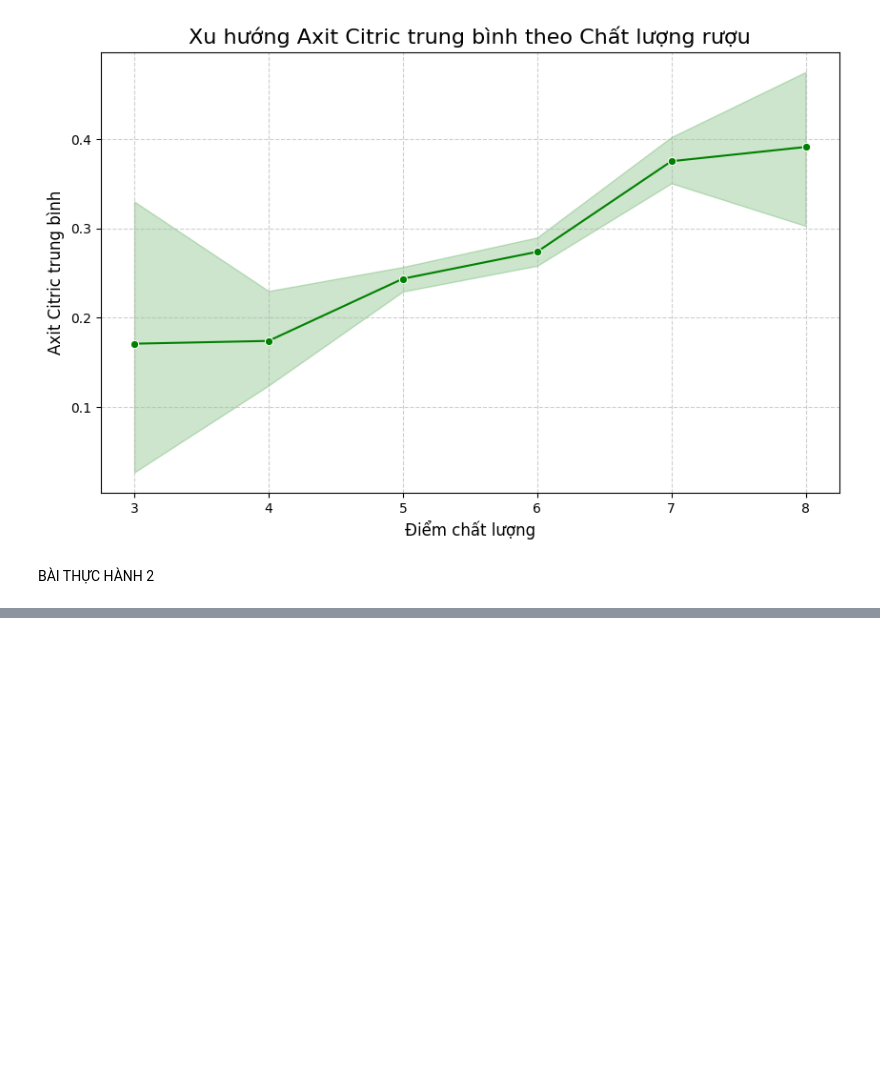
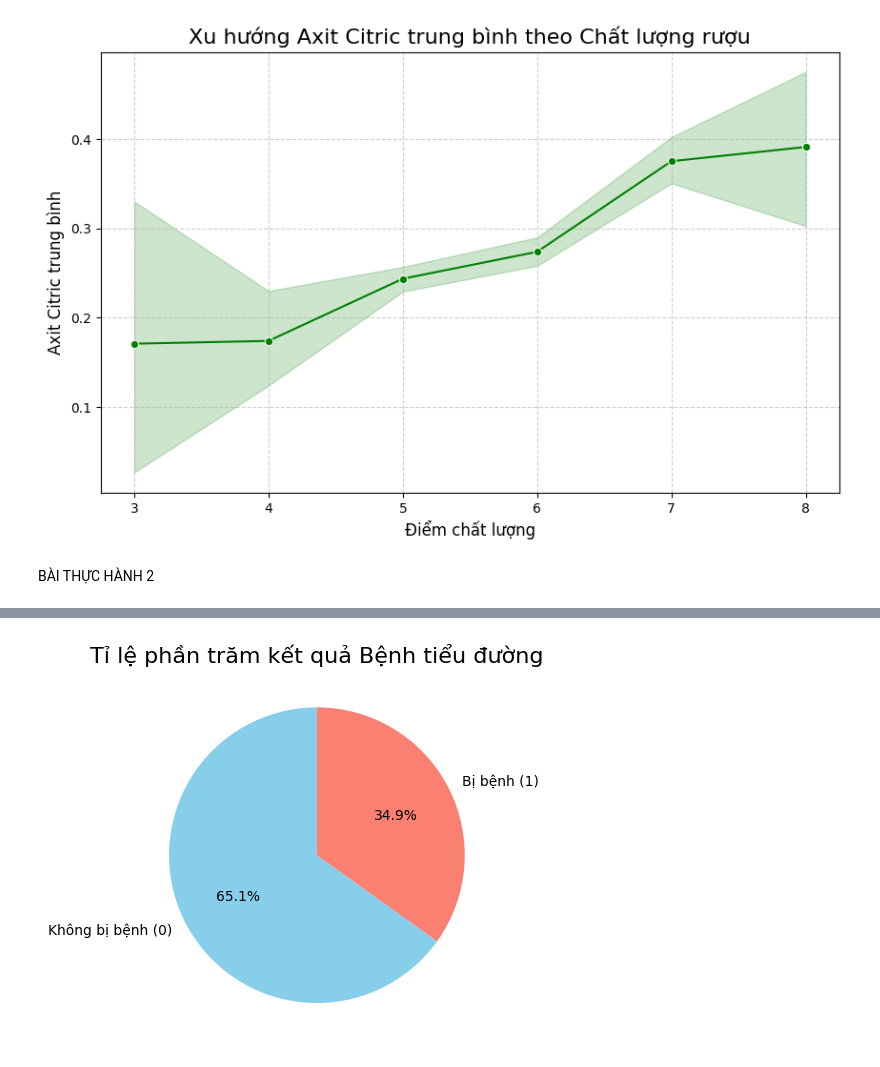
Before and after one commit to plkimtuyen05-boop/ktltsp.ueh25, a Jupyter notebook: midterm/th1 thong ke mo ta.ipynb, the cells around one changed output, grey strips where cells are left out. Cells and saved outputs as stored; diff of their text form; code cells hidden in the pictures; blank space fills up the shorter version.

```diff
--- a/midterm/th1 thong ke mo ta.ipynb
+++ b/midterm/th1 thong ke mo ta.ipynb
@@ -314,0 +341,13 @@ BÀI THỰC HÀNH 2
+# %%
+# Đếm số lượng của mỗi Outcome
+outcome_counts = diabetes_data['Outcome'].value_counts()
+# Vẽ biểu đồ tròn
+plt.pie(outcome_counts, labels=['Không bị bệnh (0)', 'Bị bệnh (1)'],
+            autopct='%1.1f%%', startangle=90, colors=['skyblue', 'salmon'])
+
+plt.title('Tỉ lệ phần trăm kết quả Bệnh tiểu đường', fontsize=16)
+plt.ylabel('') # Bỏ nhãn trục y
+plt.savefig('% ket qua tieu duong bth2.png')
+plt.show()
+# %% [output]
+[figure, added]
```
Also changed, not shown: parts of 3 cells of this notebook, 3 other files.
